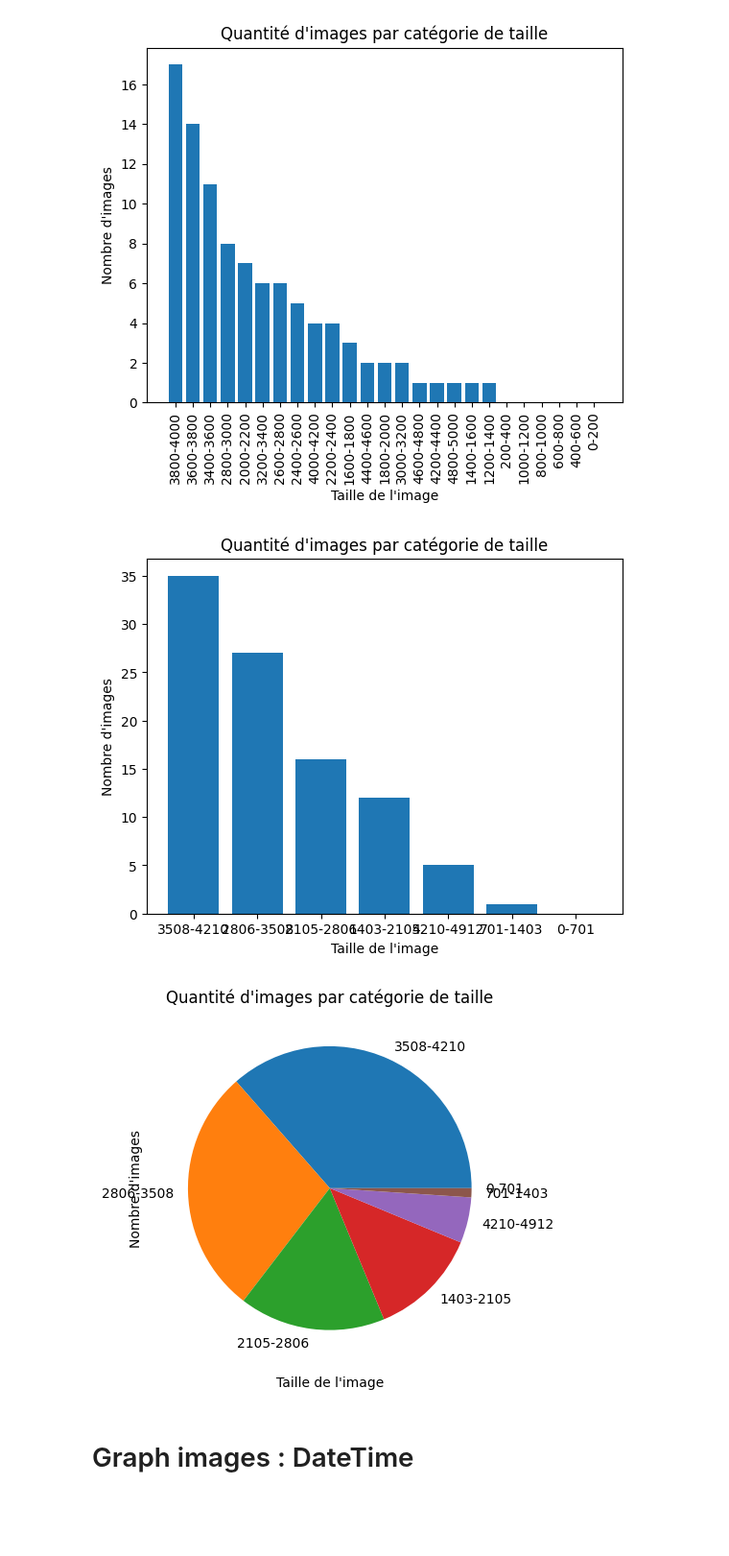
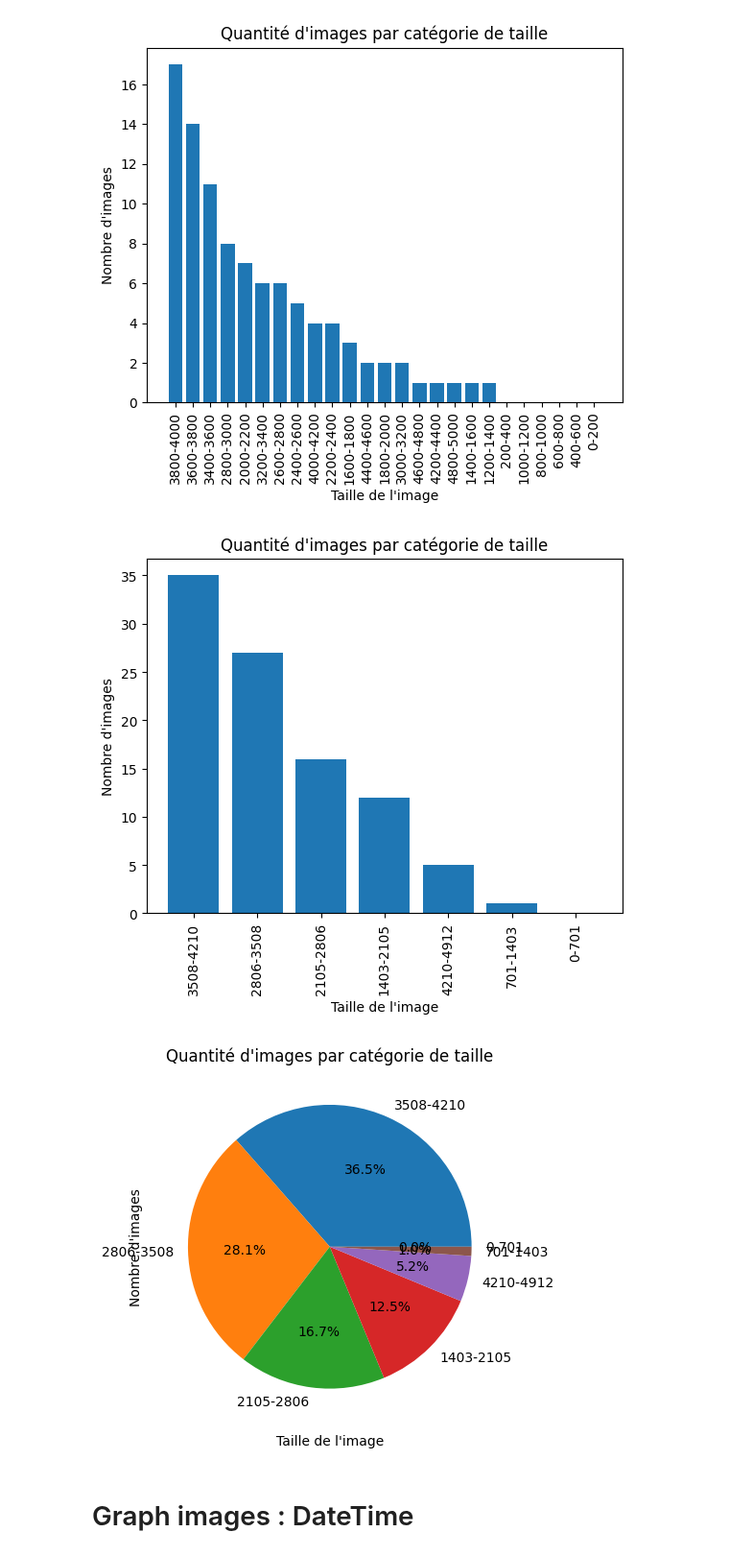
Before and after one commit to TeissierYannis/CPE-bigdata-TDM-project, a Jupyter notebook: data_viz/stats.ipynb, the cells around one changed output. Shown at 96% size. Drawn from its saved outputs; the diff is of its cells as text; code cells hidden in the pictures; blank space fills up the shorter version.

```diff
--- a/data_viz/stats.ipynb
+++ b/data_viz/stats.ipynb
@@ -190,23 +190,20 @@ size_counts = df['size_category'].value_counts()
 # %%
 # Créer un histogramme à barres en utilisant les données comptées
 plt.bar(size_counts.index, size_counts.values)
-
-# Ajouter des étiquettes d'axe et un titre
 plt.xlabel('Taille de l\'image')
 plt.ylabel('Nombre d\'images')
 plt.title('Quantité d\'images par catégorie de taille')
-
-# Afficher le graphique
+plt.xticks(rotation=90)
 plt.show()
 
-plt.pie(size_counts.values, labels=size_counts.index)
+plt.pie(size_counts.values, labels=size_counts.index, autopct='%1.1f%%')
 plt.xlabel('Taille de l\'image')
 plt.ylabel('Nombre d\'images')
 plt.title('Quantité d\'images par catégorie de taille')
 plt.show()
 # %% [output]
-[figure, old version]
+[figure, new version]
-[figure, old version]
+[figure, new version]
 # %% [markdown]
 # Graph images : DateTime
 # %%
```
Also changed, not shown: parts of 1 cell of this notebook.
